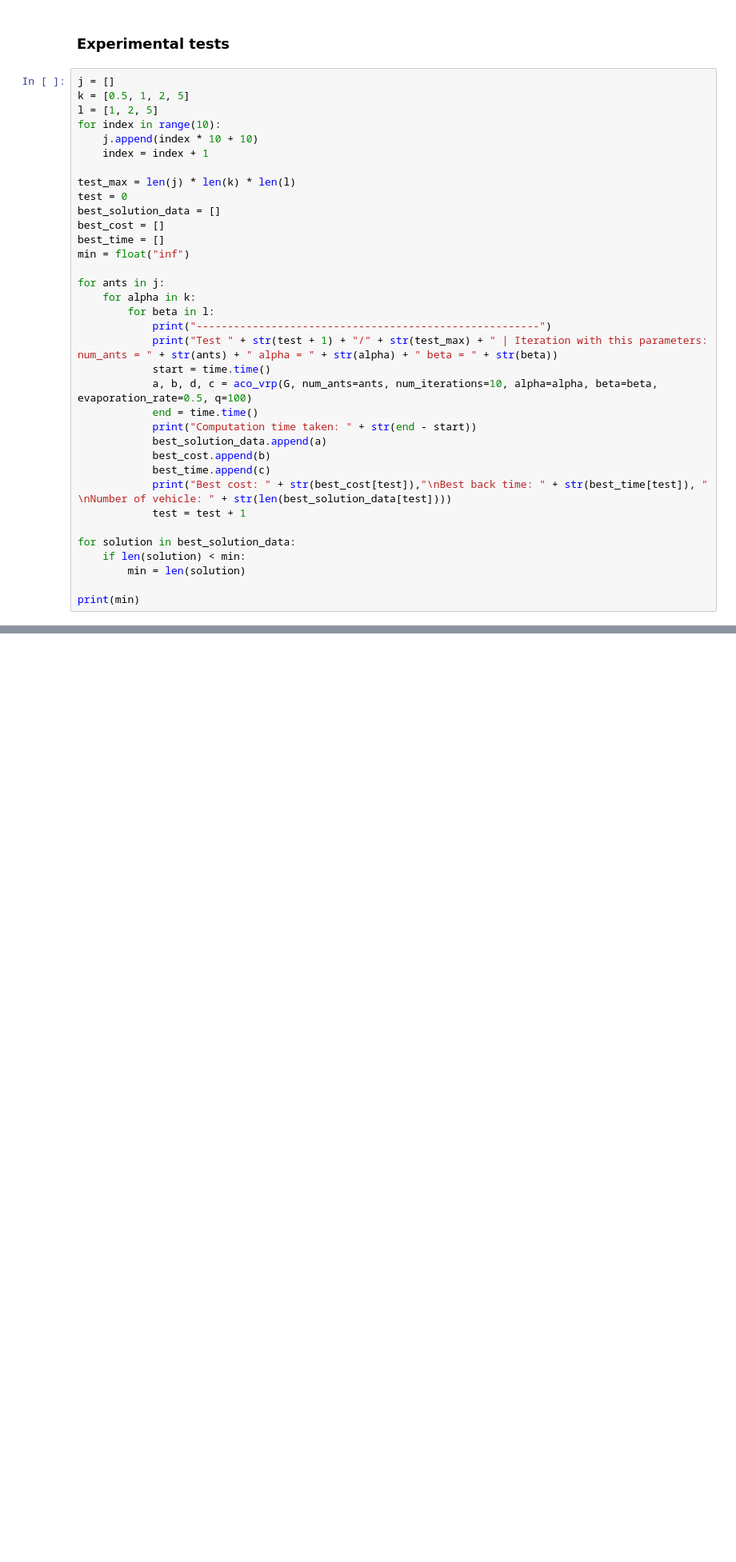
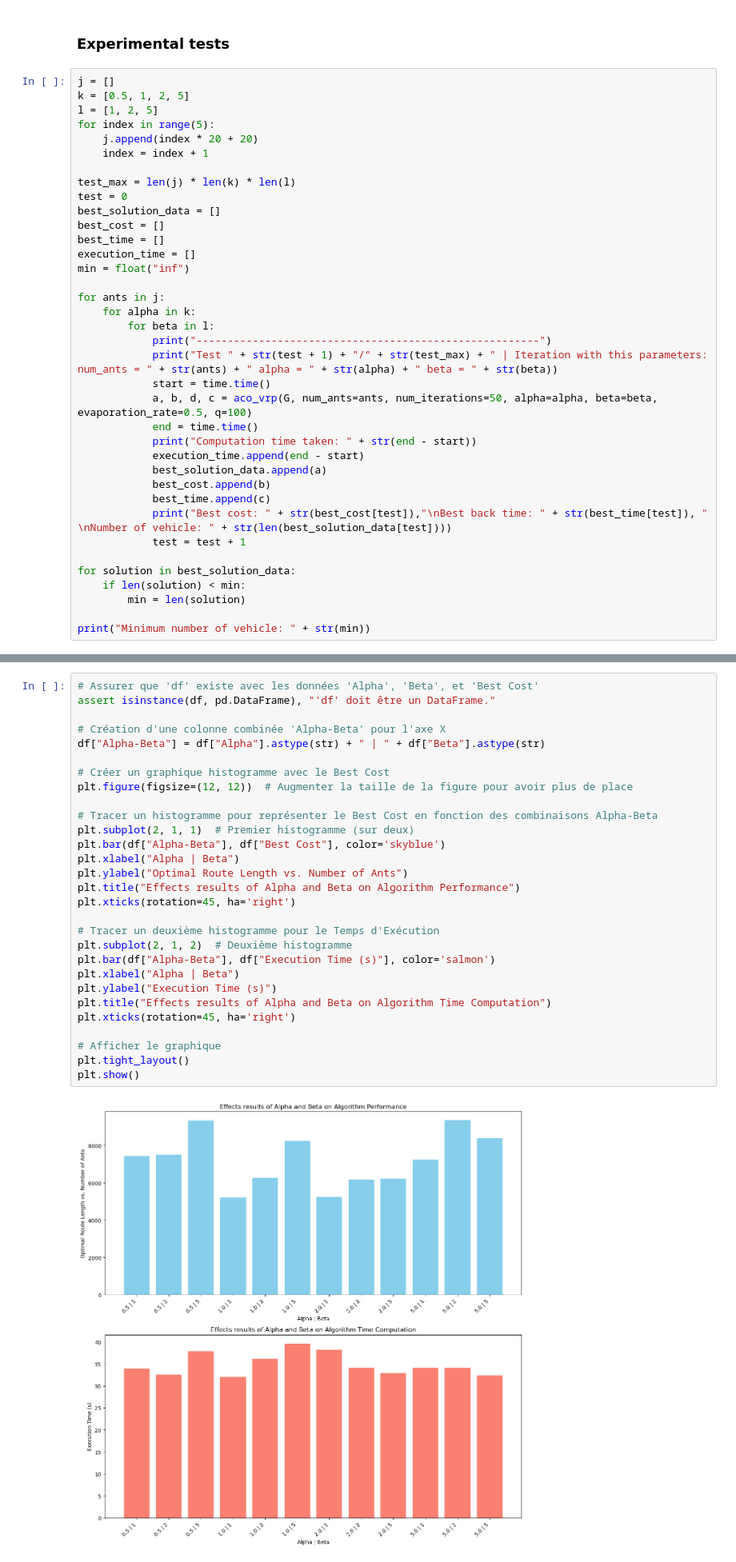
Before and after one commit to Xandeler/Advanced-Algorithms-and-Combinatorics, a Jupyter notebook: Deliverable 2/CVRPTW.ipynb, the cells around one changed output, grey strips where cells are left out. Shown at 80% size. Drawn from its saved outputs; the diff is of its cells as text; blank space fills up the shorter version.

```diff
--- a/Deliverable 2/CVRPTW.ipynb
+++ b/Deliverable 2/CVRPTW.ipynb
@@ -356,8 +357,8 @@ Has a total distance of: 1225.778732775203
 j = []
 k = [0.5, 1, 2, 5]
 l = [1, 2, 5]
-for index in range(10):
-    j.append(index * 10 + 10)
+for index in range(5):
+    j.append(index * 20 + 20)
     index = index + 1
 
 test_max = len(j) * len(k) * len(l)
@@ -365,6 +366,7 @@ test = 0
 best_solution_data = []
 best_cost = []
 best_time = []
+execution_time = []
 min = float("inf")
 
 for ants in j:
@@ -373,9 +375,10 @@ for ants in j:
             print("-------------------------------------------------------")
             print("Test " + str(test + 1) + "/" + str(test_max) + " | Iteration with this parameters: num_ants = " + str(ants) + " alpha = " + str(alpha) + " beta = " + str(beta))
             start = time.time()
-            a, b, d, c = aco_vrp(G, num_ants=ants, num_iterations=10, alpha=alpha, beta=beta, evaporation_rate=0.5, q=100)
+            a, b, d, c = aco_vrp(G, num_ants=ants, num_iterations=50, alpha=alpha, beta=beta, evaporation_rate=0.5, q=100)
             end = time.time()
             print("Computation time taken: " + str(end - start))
+            execution_time.append(end - start)
             best_solution_data.append(a)
             best_cost.append(b)
             best_time.append(c)
@@ -386,6 +389,6 @@ for solution in best_solution_data:
     if len(solution) < min:
         min = len(solution)
 
-print(min)
+print("Minimum number of vehicle: " + str(min))
 # %% [output]
 -------------------------------------------------------
@@ -480,0 +475,31 @@ plt.show()
+# %%
+# Assurer que 'df' existe avec les données 'Alpha', 'Beta', et 'Best Cost'
+assert isinstance(df, pd.DataFrame), "'df' doit être un DataFrame."
+
+# Création d'une colonne combinée 'Alpha-Beta' pour l'axe X
+df["Alpha-Beta"] = df["Alpha"].astype(str) + " | " + df["Beta"].astype(str)
+
+# Créer un graphique histogramme avec le Best Cost
+plt.figure(figsize=(12, 12))  # Augmenter la taille de la figure pour avoir plus de place
+
+# Tracer un histogramme pour représenter le Best Cost en fonction des combinaisons Alpha-Beta
+plt.subplot(2, 1, 1)  # Premier histogramme (sur deux)
+plt.bar(df["Alpha-Beta"], df["Best Cost"], color='skyblue')
+plt.xlabel("Alpha | Beta")
+plt.ylabel("Optimal Route Length vs. Number of Ants")
+plt.title("Effects results of Alpha and Beta on Algorithm Performance")
+plt.xticks(rotation=45, ha='right')
+
+# Tracer un deuxième histogramme pour le Temps d'Exécution
+plt.subplot(2, 1, 2)  # Deuxième histogramme
+plt.bar(df["Alpha-Beta"], df["Execution Time (s)"], color='salmon')
+plt.xlabel("Alpha | Beta")
+plt.ylabel("Execution Time (s)")
+plt.title("Effects results of Alpha and Beta on Algorithm Time Computation")
+plt.xticks(rotation=45, ha='right')
+
+# Afficher le graphique
+plt.tight_layout()
+plt.show()
+# %% [output]
+[figure, added]
```
Also changed, not shown: parts of 9 cells of this notebook, 3 other files.
